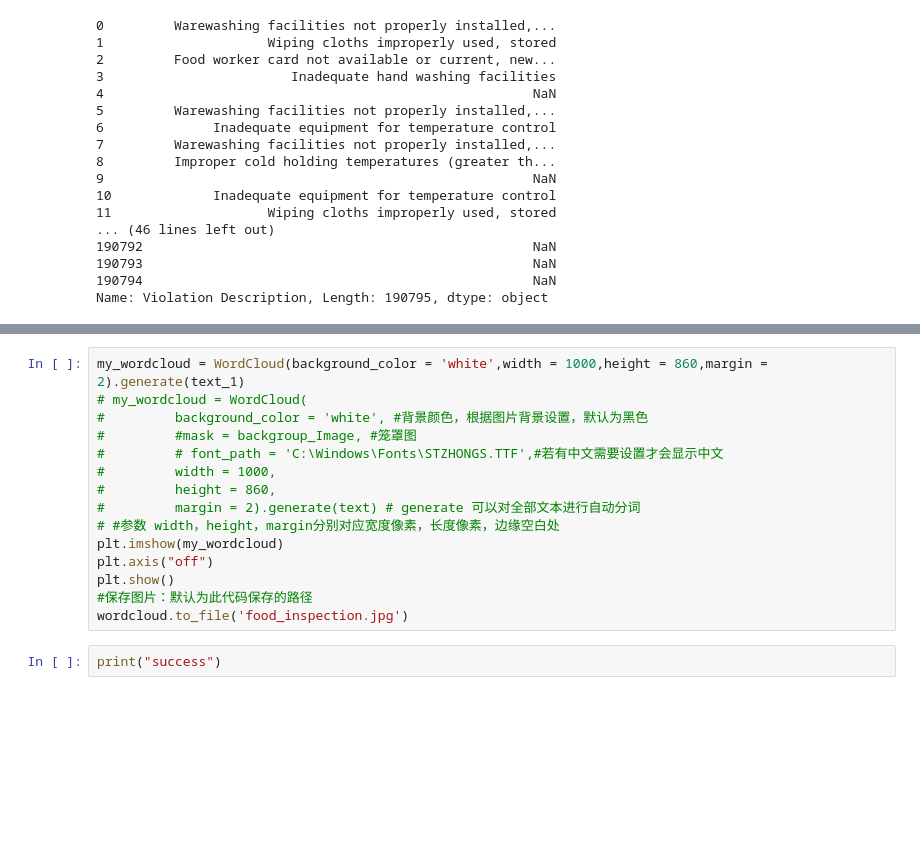
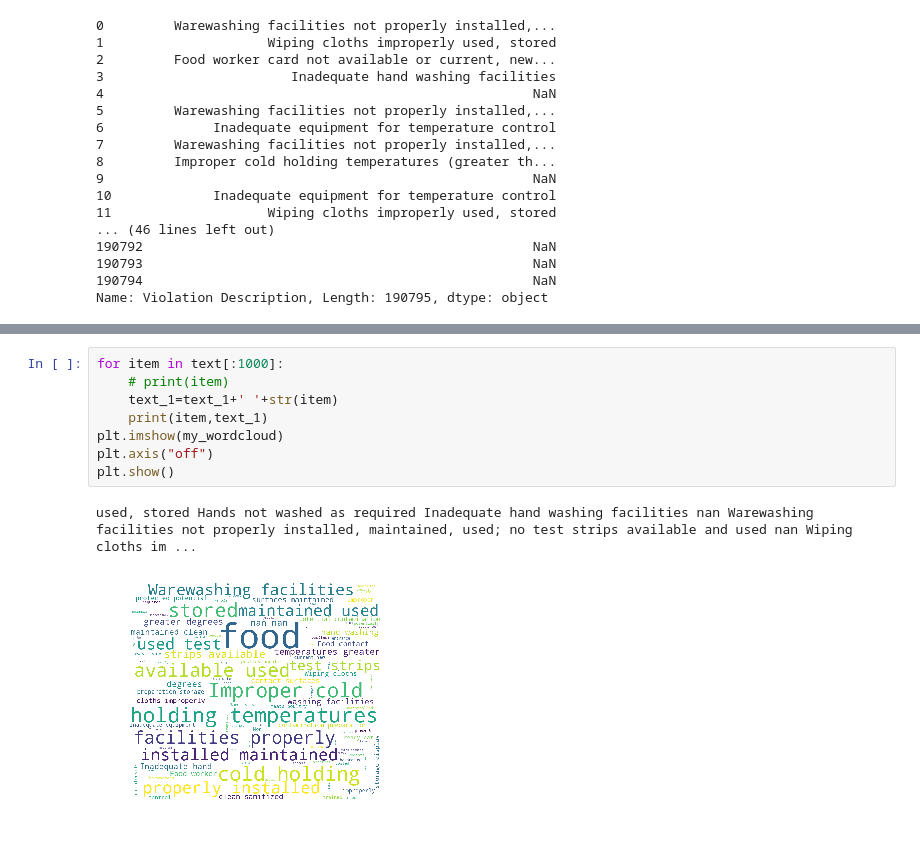
Before and after one commit to ShaoZC/Quantitative_Risk_Management_in_Python, a Jupyter notebook: wordcloud.ipynb, the cells around one changed output, grey strips where cells are left out. Saved outputs shown, nothing was run; the diff lists cells and outputs as text; blank space fills up the shorter version.

```diff
--- a/wordcloud.ipynb
+++ b/wordcloud.ipynb
@@ -58,17 +59,11 @@ TypeError: can only concatenate str (not "float") to str
-# %%
-my_wordcloud = WordCloud(background_color = 'white',width = 1000,height = 860,margin = 2).generate(text_1)
-# my_wordcloud = WordCloud(
-#         background_color = 'white', #背景颜色，根据图片背景设置，默认为黑色
-#         #mask = backgroup_Image, #笼罩图
-#         # font_path = 'C:\Windows\Fonts\STZHONGS.TTF',#若有中文需要设置才会显示中文
-#         width = 1000,
-#         height = 860,
-#         margin = 2).generate(text) # generate 可以对全部文本进行自动分词
-# #参数 width，height，margin分别对应宽度像素，长度像素，边缘空白处
-plt.imshow(my_wordcloud)
-plt.axis("off")
-plt.show()
-#保存图片：默认为此代码保存的路径
-wordcloud.to_file('food_inspection.jpg')
-# %%
-print("success")
+# %%
+for item in text[:1000]:
+    # print(item)
+    text_1=text_1+' '+str(item)
+    print(item,text_1)
+plt.imshow(my_wordcloud)
+plt.axis("off")
+plt.show()
+# %% [output]
+used, stored Hands not washed as required Inadequate hand washing facilities nan Warewashing facilities not properly installed, maintained, used; no test strips available and used nan Wiping cloths im ...
+[figure, added]
```
Also changed, not shown: parts of 1 cell of this notebook, 1 other file.
